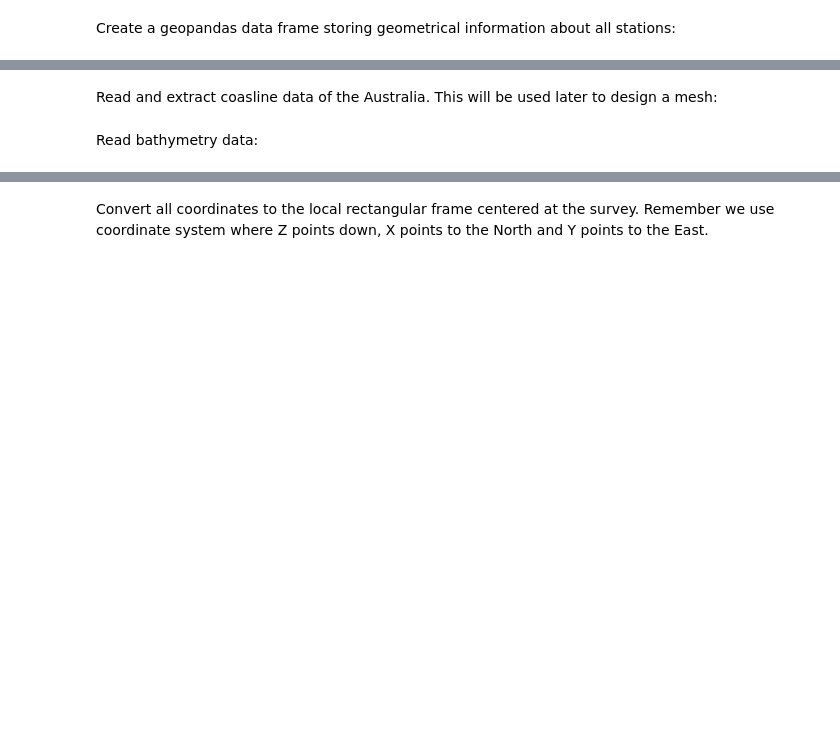
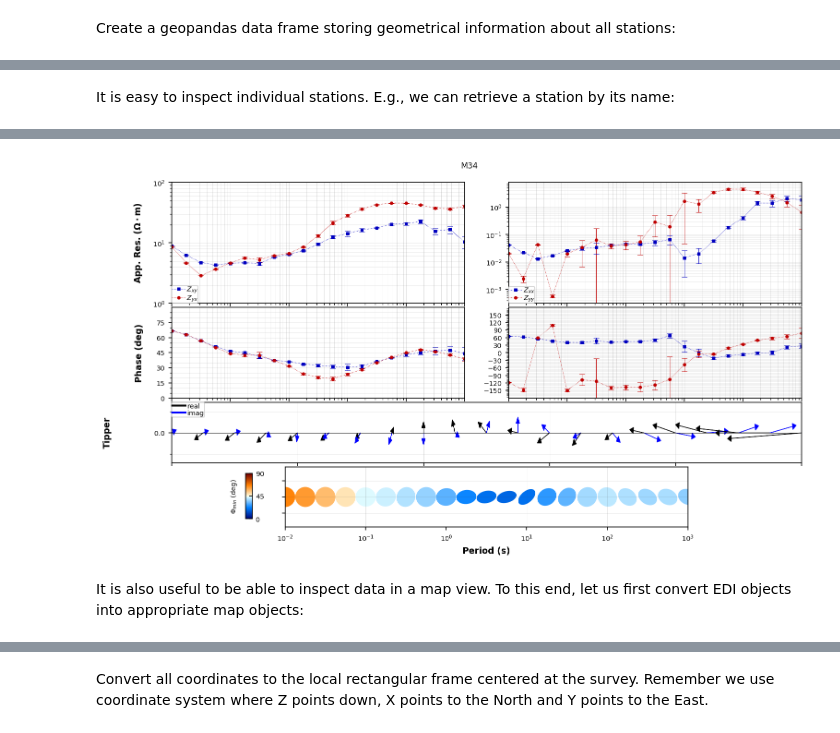
Before and after one commit to GoFEM/pyGoFEM, a Jupyter notebook: 04_working_with_EDI_files_and_MTpy.ipynb, the cells around one changed output, grey strips where cells are left out. Cells and saved outputs as stored; diff of their text form; code cells hidden in the pictures; blank space fills up the shorter version.

```diff
--- a/04_working_with_EDI_files_and_MTpy.ipynb
+++ b/04_working_with_EDI_files_and_MTpy.ipynb
@@ -142,2 +128,0 @@ gdf = edi_interpolated.create_mt_station_gdf()
-# %% [markdown]
-Read and extract coasline data of the Australia. This will be used later to design a mesh:
@@ -149,2 +129,10 @@ df_au = df[is_au]
-# %% [markdown]
-Read bathymetry data:
+# %% [markdown]
+It is easy to inspect individual stations. E.g., we can retrieve a station by its name:
+# %%
+gdf = edi_collection.create_mt_station_gdf()
+
+station = 'M34'
+sindex = gdf.index[gdf['StationId'] == station][0]
+
+plot_obj = edi_collection.mt_obj_list[sindex].plot_mt_response(plot_num = 2, ploy_yn = 'y')
+# %% [output]
@@ -150,0 +140,3 @@ Read bathymetry data:
+[figure, added]
+# %% [markdown]
+It is also useful to be able to inspect data in a map view. To this end, let us first convert EDI objects into appropriate map objects:
```
Also changed, not shown: parts of 51 cells of this notebook, 1 other file.
